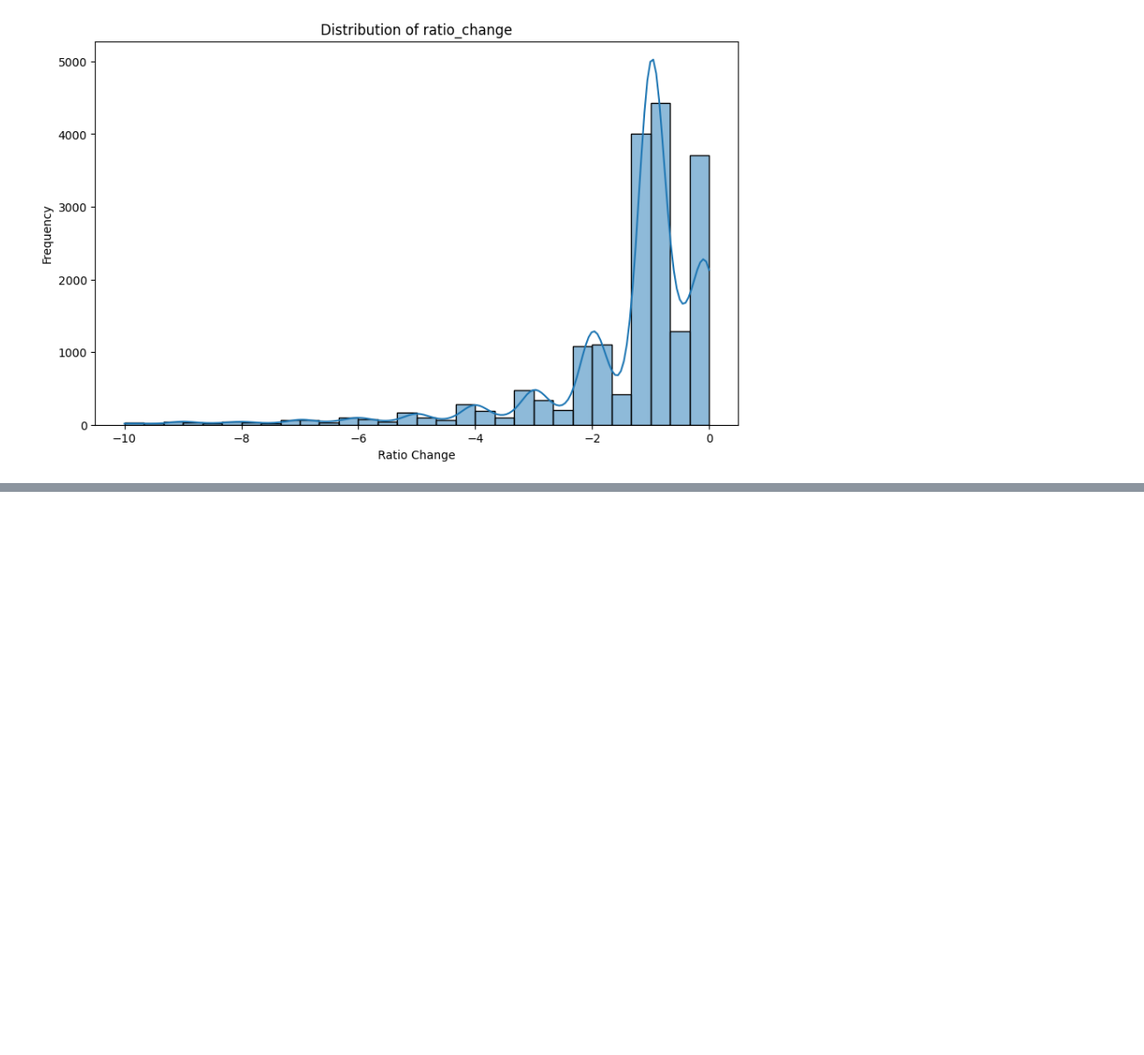
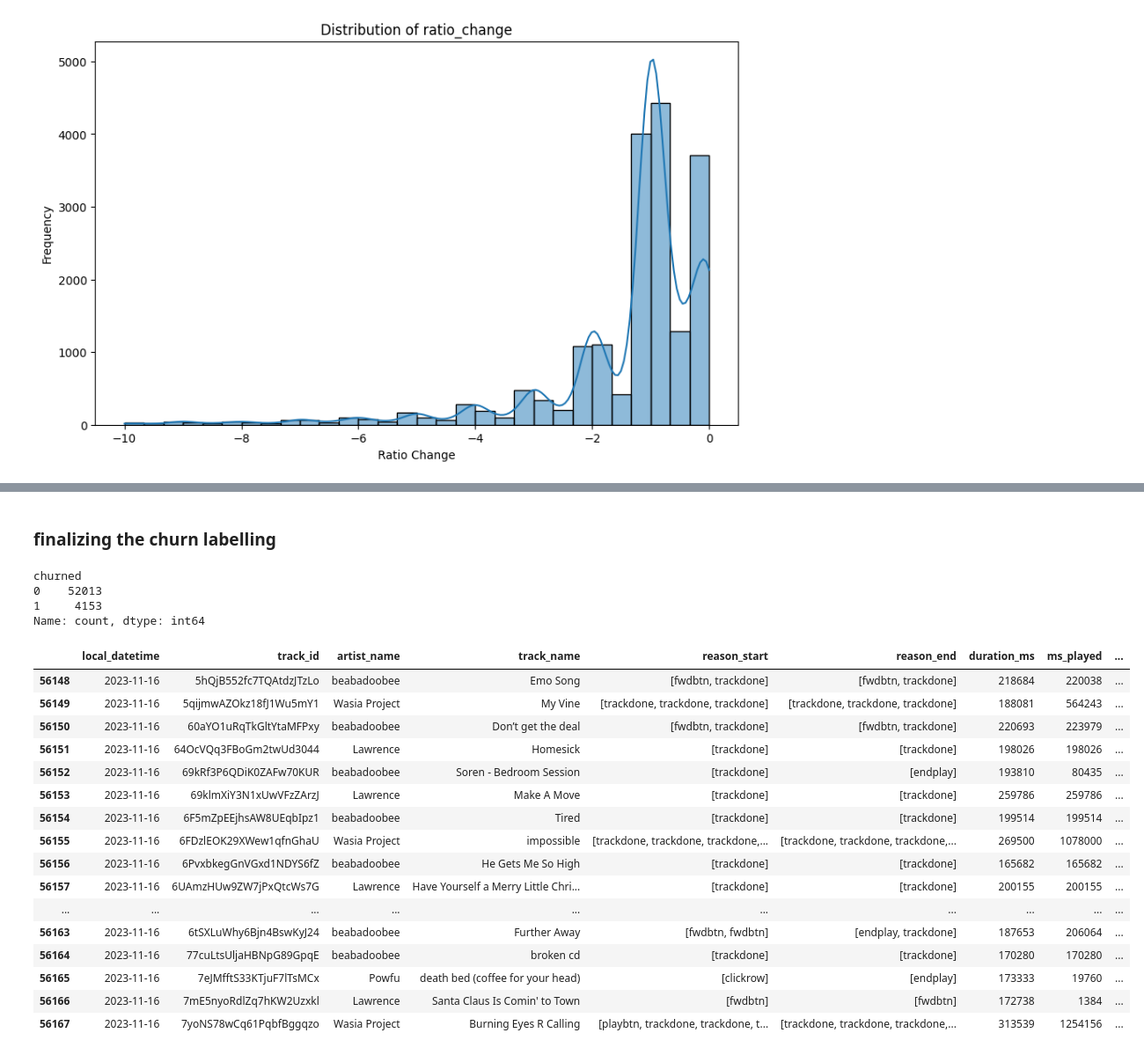
Before and after one commit to nazhifkojaz/Spotify-Analysis-Data-Collection-, a Jupyter notebook: churn_analysis.ipynb, the cells around one changed output, grey strips where cells are left out. Shown: that part at 88% size. Cells and saved outputs as stored; diff of their text form; code cells hidden in the pictures; blank space fills up the shorter version.

```diff
--- a/churn_analysis.ipynb
+++ b/churn_analysis.ipynb
@@ -162,0 +238,15 @@ plt.show()
+# %%
+# label the churn based on ratio_change
+def label_churn_by_ratio_change(row):
+    if pd.isna(row['ratio_change']):
+        return 0 # not churn because we don't have any data to compare/first appearance
+
+    if row['ratio_change'] < -1.8:
+        return 1
+    else:
+        if row['ms_played_ratio'] >= 1:
+            return 0
+        else:
+            return 1
+# %%
+agg_stream_interactions['churned_by_ratio_change'] = agg_stream_interactions.apply(label_churn_by_ratio_change, axis=1)
@@ -162,0 +337,31 @@ plt.show()
+# %% [markdown]
+### finalizing the churn labelling
+# %%
+agg_stream_interactions['churned'] = agg_stream_interactions['churned_by_time_diff'] & agg_stream_interactions['churned_by_ratio_change']
+# %%
+agg_stream_interactions['churned'].value_counts()
+# %% [output]
+churned
+0    52013
+1     4153
+Name: count, dtype: int64
+# %%
+agg_stream_interactions.tail(20)
+# %% [output]
+|  | local_datetime | track_id | artist_name | track_name | reason_start | reason_end | duration_ms | ms_played | ... |
+| 56148 | 2023-11-16 | 5hQjB552fc7TQAtdzJTzLo | beabadoobee | Emo Song | [fwdbtn, trackdone] | [fwdbtn, trackdone] | 218684 | 220038 | ... |
+| 56149 | 2023-11-16 | 5qijmwAZOkz18fJ1Wu5mY1 | Wasia Project | My Vine | [trackdone, trackdone, trackdone] | [trackdone, trackdone, trackdone] | 188081 | 564243 | ... |
+| 56150 | 2023-11-16 | 60aYO1uRqTkGltYtaMFPxy | beabadoobee | Don’t get the deal | [fwdbtn, trackdone] | [fwdbtn, trackdone] | 220693 | 223979 | ... |
+| 56151 | 2023-11-16 | 64OcVQq3FBoGm2twUd3044 | Lawrence | Homesick | [trackdone] | [trackdone] | 198026 | 198026 | ... |
+| 56152 | 2023-11-16 | 69kRf3P6QDiK0ZAFw70KUR | beabadoobee | Soren - Bedroom Session | [trackdone] | [endplay] | 193810 | 80435 | ... |
+| 56153 | 2023-11-16 | 69klmXiY3N1xUwVFzZArzJ | Lawrence | Make A Move | [trackdone] | [trackdone] | 259786 | 259786 | ... |
+| 56154 | 2023-11-16 | 6F5mZpEEjhsAW8UEqbIpz1 | beabadoobee | Tired | [trackdone] | [trackdone] | 199514 | 199514 | ... |
+| 56155 | 2023-11-16 | 6FDzlEOK29XWew1qfnGhaU | Wasia Project | impossible | [trackdone, trackdone, trackdone,... | [trackdone, trackdone, trackdone,... | 269500 | 1078000 | ... |
+| 56156 | 2023-11-16 | 6PvxbkegGnVGxd1NDYS6fZ | beabadoobee | He Gets Me So High | [trackdone] | [trackdone] | 165682 | 165682 | ... |
+| 56157 | 2023-11-16 | 6UAmzHUw9ZW7jPxQtcWs7G | Lawrence | Have Yourself a Merry Little Chri... | [trackdone] | [trackdone] | 200155 | 200155 | ... |
+| ... | ... | ... | ... | ... | ... | ... | ... | ... | ... |
+| 56163 | 2023-11-16 | 6tSXLuWhy6Bjn4BswKyJ24 | beabadoobee | Further Away | [fwdbtn, fwdbtn] | [endplay, trackdone] | 187653 | 206064 | ... |
+| 56164 | 2023-11-16 | 77cuLtsUljaHBNpG89GpqE | beabadoobee | broken cd | [trackdone] | [trackdone] | 170280 | 170280 | ... |
+| 56165 | 2023-11-16 | 7eJMfftS33KTjuF7lTsMCx | Powfu | death bed (coffee for your head) | [clickrow] | [endplay] | 173333 | 19760 | ... |
+| 56166 | 2023-11-16 | 7mE5nyoRdlZq7hKW2Uzxkl | Lawrence | Santa Claus Is Comin' to Town | [fwdbtn] | [fwdbtn] | 172738 | 1384 | ... |
+| 56167 | 2023-11-16 | 7yoNS78wCq61PqbfBggqzo | Wasia Project | Burning Eyes R Calling | [playbtn, trackdone, trackdone, t... | [trackdone, trackdone, trackdone,... | 313539 | 1254156 | ... |
```
Also changed, not shown: parts of 31 cells of this notebook, 2 other files.
